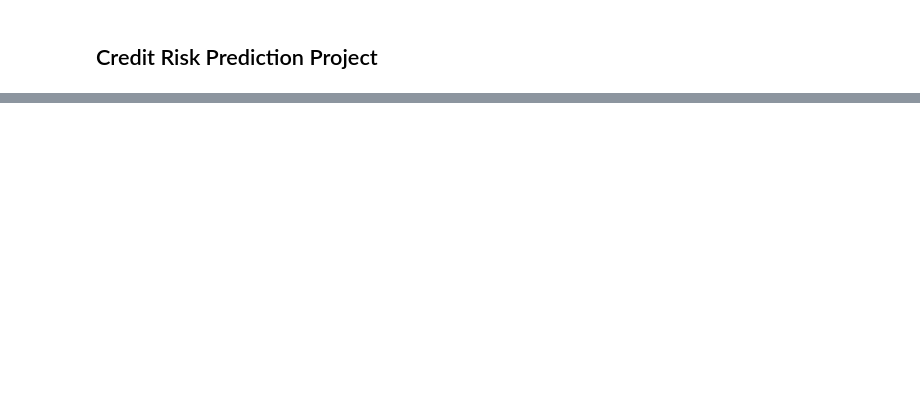
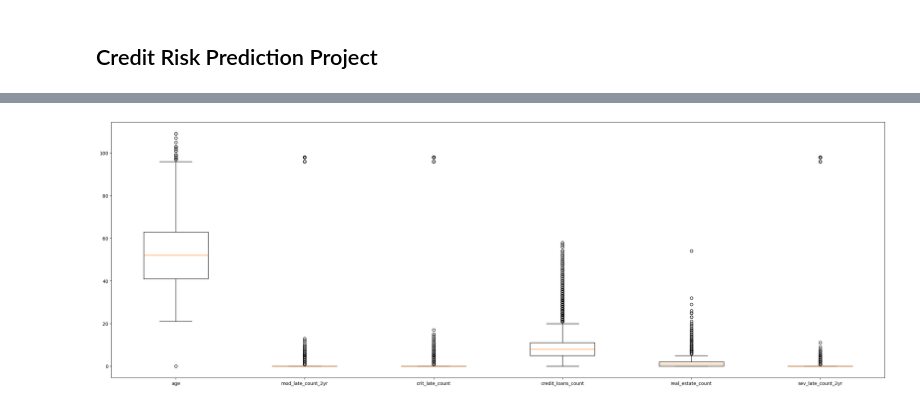
Before and after one commit to nb488/Credit-Risk-Prediction-Project, a Jupyter notebook: main.ipynb, the cells around one changed output, grey strips where cells are left out. Cells and saved outputs as stored; diff of their text form; code cells hidden in the pictures; blank space fills up the shorter version.

```diff
--- a/main.ipynb
+++ b/main.ipynb
@@ -10,0 +146,9 @@ ModuleNotFoundError: No module named 'pandas'
+# %%
+columns_0 = credit_traindf[["age", "mod_late_count_2yr", "crit_late_count", "credit_loans_count", "real_estate_count", "sev_late_count_2yr"]]
+
+plt.figure(figsize = (30,10))
+plt.boxplot(columns_0)
+plt.xticks(ticks = range(1,7), labels = columns_0)
+plt.show()
+# %% [output]
+[figure, added]
```
Also changed, not shown: parts of 20 cells of this notebook.
